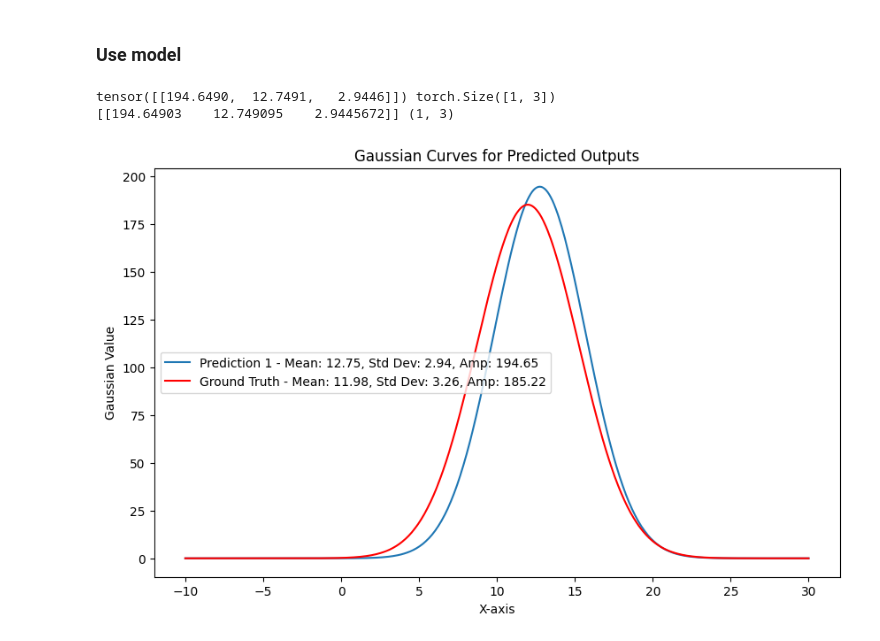
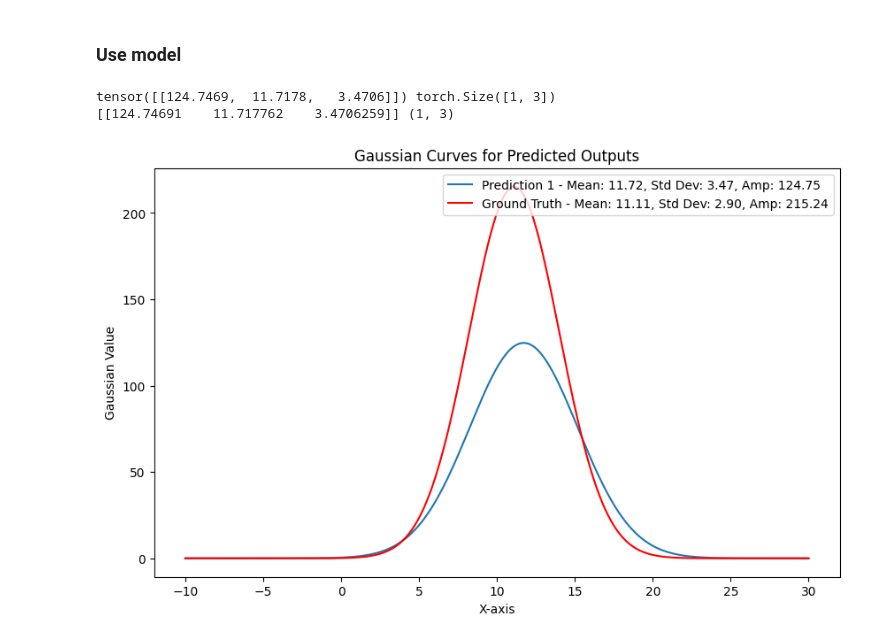
Before and after one commit to Tiburso/EnerVision, a Jupyter notebook: energy_prediction/train_energy_prediction.ipynb, the cells around one changed output. Saved outputs shown, nothing was run; the diff lists cells and outputs as text; code cells hidden in the pictures.

```diff
--- a/energy_prediction/train_energy_prediction.ipynb
+++ b/energy_prediction/train_energy_prediction.ipynb
@@ -44,6 +73,9 @@ class EnergyPredictionModel(nn.Module):
         # Fully connected layer
         self.fc1 = nn.Linear(hidden_size + static_feature_size, hidden_size)
         self.relu = nn.ReLU()
+
+        # Batch Normalization layer after the first FC layer and activation
+        self.bn1 = nn.BatchNorm1d(hidden_size)
 
         # Second Fully connected layer
         self.fc2 = nn.Linear(hidden_size, 3)
@@ -60,6 +92,9 @@ class EnergyPredictionModel(nn.Module):
         x = self.fc1(concatenated_features)
         x = self.relu(x)
 
+        # Apply batch normalization
+        #x = self.bn1(x)
+
         # Pass through the second fully connected layer
         output = self.fc2(x)
         return output
@@ -194,13 +229,15 @@ Outputs: tensor([[17.2593, 11.4654,  1.4172],
 # Initialize the model
 dynamic_feature_size = 5
 static_feature_size = 4
-hidden_size = 64
+hidden_size = 32
 learning_rate = 1e-3
 model = EnergyPredictionModel(dynamic_feature_size, static_feature_size, hidden_size)
 
 # Initialize the Lightning module
-train_module = TrainEnergyPrediction(dynamic_feature_size,static_feature_size,hidden_size,learning_rate)
+train_module = TrainEnergyPrediction(dynamic_feature_size,static_feature_size,learning_rate)
 train_module.model = model
+
+print(summary(model,dynamic_feature_size,static_feature_size,hidden_size, show_input=False, show_hierarchical=False))
 
 # Set up TensorBoard logger
 log_dir = "tb_logs/my_model"
@@ -263,7 +283,7 @@ trained_model.eval()
 
 # Get a single sample from the data loader
 sample_dynamic, sample_static, ground_truth = next(iter(data_loader))
-sample =3
+sample =5
 # Predict using a single example
 with torch.no_grad():
     predictions = trained_model(sample_dynamic[sample].unsqueeze(0), sample_static[sample].unsqueeze(0))
@@ -277,33 +297,33 @@ def gaussian(x, a, b, c):
 def plot_gaussian(x, predictions,ground_truth, labels):
     fig, ax = plt.subplots(figsize=(10, 6))
     for i, label in enumerate(labels):
         a, b, c = predictions[i]
         y = gaussian(x, a, b, c)
         ax.plot(x, y, label=f'{label} - Mean: {b:.2f}, Std Dev: {c:.2f}, Amp: {a:.2f}')
 
      # Plot ground truth Gaussian curves
     gt_a, gt_b, gt_c = ground_truth[0]
     gt_y = gaussian(x, gt_a, gt_b, gt_c)
     ax.plot(x, gt_y, label=f'Ground Truth - Mean: {gt_b:.2f}, Std Dev: {gt_c:.2f}, Amp: {gt_a:.2f}', color='red')
 
 
     ax.set_title('Gaussian Curves for Predicted Outputs')
     ax.set_xlabel('X-axis')
     ax.set_ylabel('Gaussian Value')
     ax.legend()
     plt.show()
 
 # Prepare x-axis for the plot
 x_values = np.linspace(-10, 30, 400)
 
 # Reshape predictions if necessary and convert to numpy if still in tensor form
 predictions = predictions.squeeze().numpy().reshape(1, -1)
 predictions = predictions
 print(predictions, predictions.shape)
 ground_truth = ground_truth[sample].squeeze().numpy().reshape(1, -1)
 # Plot the Gaussian curve for the predicted values
 plot_gaussian(x_values, predictions,ground_truth, labels=["Prediction 1"])
 # %% [output]
-tensor([[194.6490,  12.7491,   2.9446]]) torch.Size([1, 3])
-[[194.64903    12.749095    2.9445672]] (1, 3)
+tensor([[124.7469,  11.7178,   3.4706]]) torch.Size([1, 3])
+[[124.74691    11.717762    3.4706259]] (1, 3)
-[figure, old version]
+[figure, new version]
```
Also changed, not shown: parts of 5 cells of this notebook.
